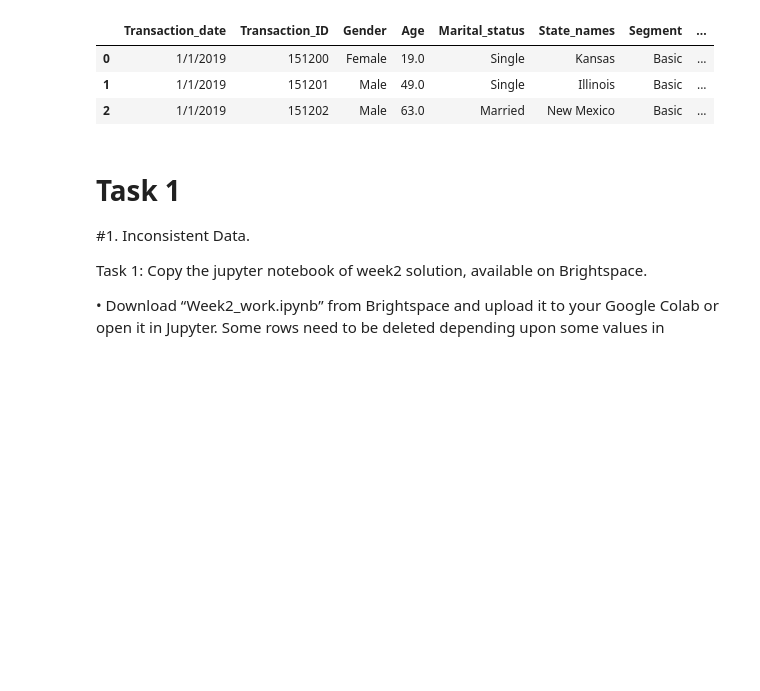
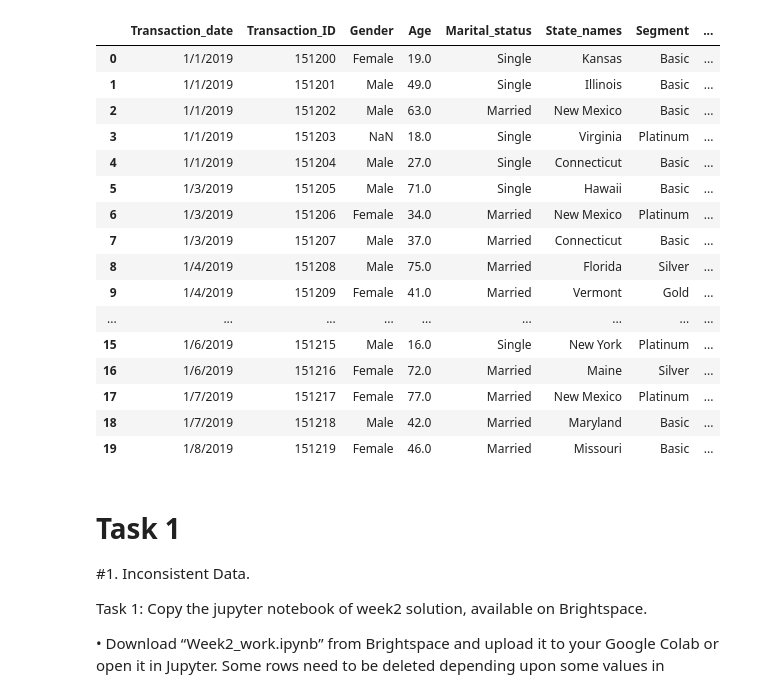
Before and after one commit to TheFalcon1990/Data-Driven-AI, a Jupyter notebook: Week-3/Practical_A/Week2_work.ipynb, the cells around one changed output. Drawn from its saved outputs; the diff is of its cells as text; code cells hidden in the pictures; blank space fills up the shorter version.

```diff
--- a/Week-3/Practical_A/Week2_work.ipynb
+++ b/Week-3/Practical_A/Week2_work.ipynb
@@ -8,13 +8,26 @@ pd.set_option('display.max_columns', 20)
 # %%
 # read csv file
 
 df = pd.read_csv('online_store_customer_data.csv')
-df.head(3)
+df.head(20)
 # %% [output]
 |  | Transaction_date | Transaction_ID | Gender | Age | Marital_status | State_names | Segment | ... |
 | 0 | 1/1/2019 | 151200 | Female | 19.0 | Single | Kansas | Basic | ... |
 | 1 | 1/1/2019 | 151201 | Male | 49.0 | Single | Illinois | Basic | ... |
 | 2 | 1/1/2019 | 151202 | Male | 63.0 | Married | New Mexico | Basic | ... |
+| 3 | 1/1/2019 | 151203 | NaN | 18.0 | Single | Virginia | Platinum | ... |
+| 4 | 1/1/2019 | 151204 | Male | 27.0 | Single | Connecticut | Basic | ... |
+| 5 | 1/3/2019 | 151205 | Male | 71.0 | Single | Hawaii | Basic | ... |
+| 6 | 1/3/2019 | 151206 | Female | 34.0 | Married | New Mexico | Platinum | ... |
+| 7 | 1/3/2019 | 151207 | Male | 37.0 | Married | Connecticut | Basic | ... |
+| 8 | 1/4/2019 | 151208 | Male | 75.0 | Married | Florida | Silver | ... |
+| 9 | 1/4/2019 | 151209 | Female | 41.0 | Married | Vermont | Gold | ... |
+| ... | ... | ... | ... | ... | ... | ... | ... | ... |
+| 15 | 1/6/2019 | 151215 | Male | 16.0 | Single | New York | Platinum | ... |
+| 16 | 1/6/2019 | 151216 | Female | 72.0 | Married | Maine | Silver | ... |
+| 17 | 1/7/2019 | 151217 | Female | 77.0 | Married | New Mexico | Platinum | ... |
+| 18 | 1/7/2019 | 151218 | Male | 42.0 | Married | Maryland | Basic | ... |
+| 19 | 1/8/2019 | 151219 | Female | 46.0 | Married | Missouri | Basic | ... |
 # %% [markdown]
 # Task 1
 
```
Also changed, not shown: parts of 27 cells of this notebook.
